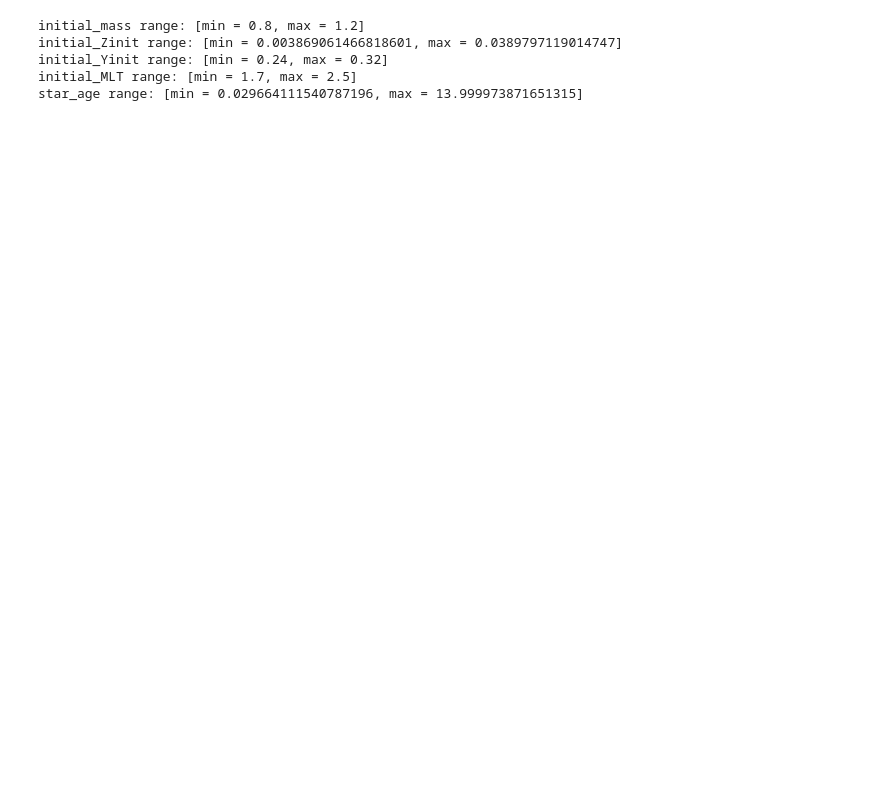
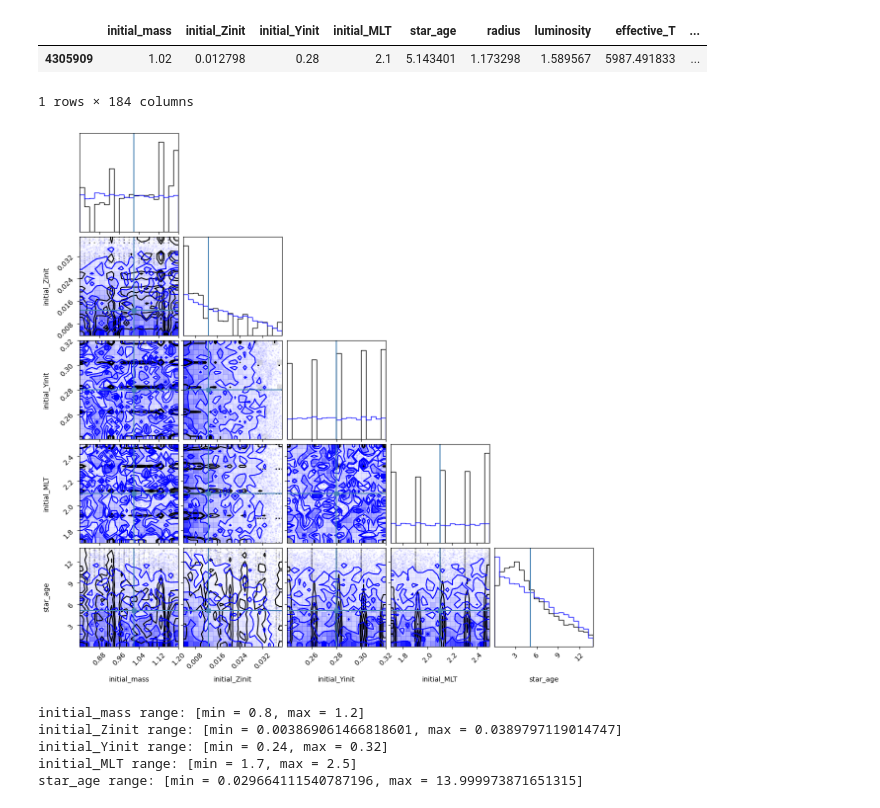
Before and after one commit to ojscutt/sl-pitchfork, a Jupyter notebook: 4_inference.ipynb, the cells around one changed output. Drawn from its saved outputs; the diff is of its cells as text; code cells hidden in the pictures; blank space fills up the shorter version.

```diff
--- a/4_inference.ipynb
+++ b/4_inference.ipynb
@@ -89,4 +18,65 @@ Load in grid
 """
 
 df = pd.read_hdf('/home/oxs235/datastorage/repos_data/ojscutt/pitchfork/data/bob.h5', key='df') #change if accessing from RDS
+# %%
+model = df
+model = model[(model['star_age'] >= 4) & (model['star_age'] <= 6)]
+model = model[(model['initial_mass'] >= 0.9) & (model['initial_mass'] <= 1.1)]
+model = model[(model['initial_Yinit'] >= 0.28) & (model['initial_Yinit'] <= 0.3)]
+model = model[(model['initial_Zinit'] >= 0.01) & (model['initial_Zinit'] <= 0.02)]
+model = model[(model['initial_MLT'] >= 1.9) & (model['initial_MLT'] <= 2.1)]
+
+model = model.sample(n=1)
+
+inputs = ['initial_mass', 'initial_Zinit', 'initial_Yinit', 'initial_MLT', 'star_age']
+outputs = ['radius', 'luminosity', 'surface_Z'] + [f'nu_0_{i+1}' for i in range(5,40)]
+
+model_inps = model[inputs]
+model_outs = model[outputs]
+
+model
+# %% [output]
+|  | initial_mass | initial_Zinit | initial_Yinit | initial_MLT | star_age | radius | luminosity | effective_T | ... |
+| 4305909 | 1.02 | 0.012798 | 0.28 | 2.1 | 5.143401 | 1.173298 | 1.589567 | 5987.491833 | ... |
+1 rows × 184 columns
+# %%
+"""
+Define priors
+"""
+
+def grid_uniform_prior(df, header):
+    df_min = df[header].min()
+    return scipy.stats.uniform(loc=df_min, scale=df[header].max()-df_min)
+
+def uniform_prior(model_inps, header, scale=0.1):
+    model_min = model_inps[header]*(1-scale)
+    return scipy.stats.uniform(loc=model_min, scale=(model_inps[header]*(1+scale))-model_min)
+
+def normal_prior(model_inps, header, scale=0.1):
+    loc=model_inps[header].values[0]
+    return scipy.stats.norm(loc=loc, scale=scale*loc)
+
+def beta_prior(df, header,a=1,b=1):
+    df_min = df[header].min()
+    return scipy.stats.beta(loc=df_min, scale=df[header].max()-df_min, a=a, b=b)
+
+mass_prior = grid_uniform_prior(df, "initial_mass")
+
+Zinit_prior = beta_prior(df,"initial_Zinit",a=0.9, b=1.5)
+
+Yinit_prior = grid_uniform_prior(df, "initial_Yinit")
+
+MLT_prior = grid_uniform_prior(df, "initial_MLT")
+
+age_prior = beta_prior(df, "star_age", a=0.9, b=1.5)
+
+
+priors = [mass_prior,Zinit_prior, Yinit_prior, MLT_prior, age_prior]
+
+figure = corner.corner(df[inputs].sample(n=10000), hist_kwargs={'density':True});
+
+prior_samples = np.array([mass_prior.rvs(size=10000),Zinit_prior.rvs(size=10000), Yinit_prior.rvs(size=10000), MLT_prior.rvs(size=10000), age_prior.rvs(size=10000)]).T
+corner.corner(prior_samples, truths=model_inps.values.flatten().tolist(), labels=model_inps.columns, color='blue', fig=figure,hist_kwargs={'density':True});
+# %% [output]
+[figure, added]
 # %%
```
Also changed, not shown: parts of 23 cells of this notebook, 7 other files.
